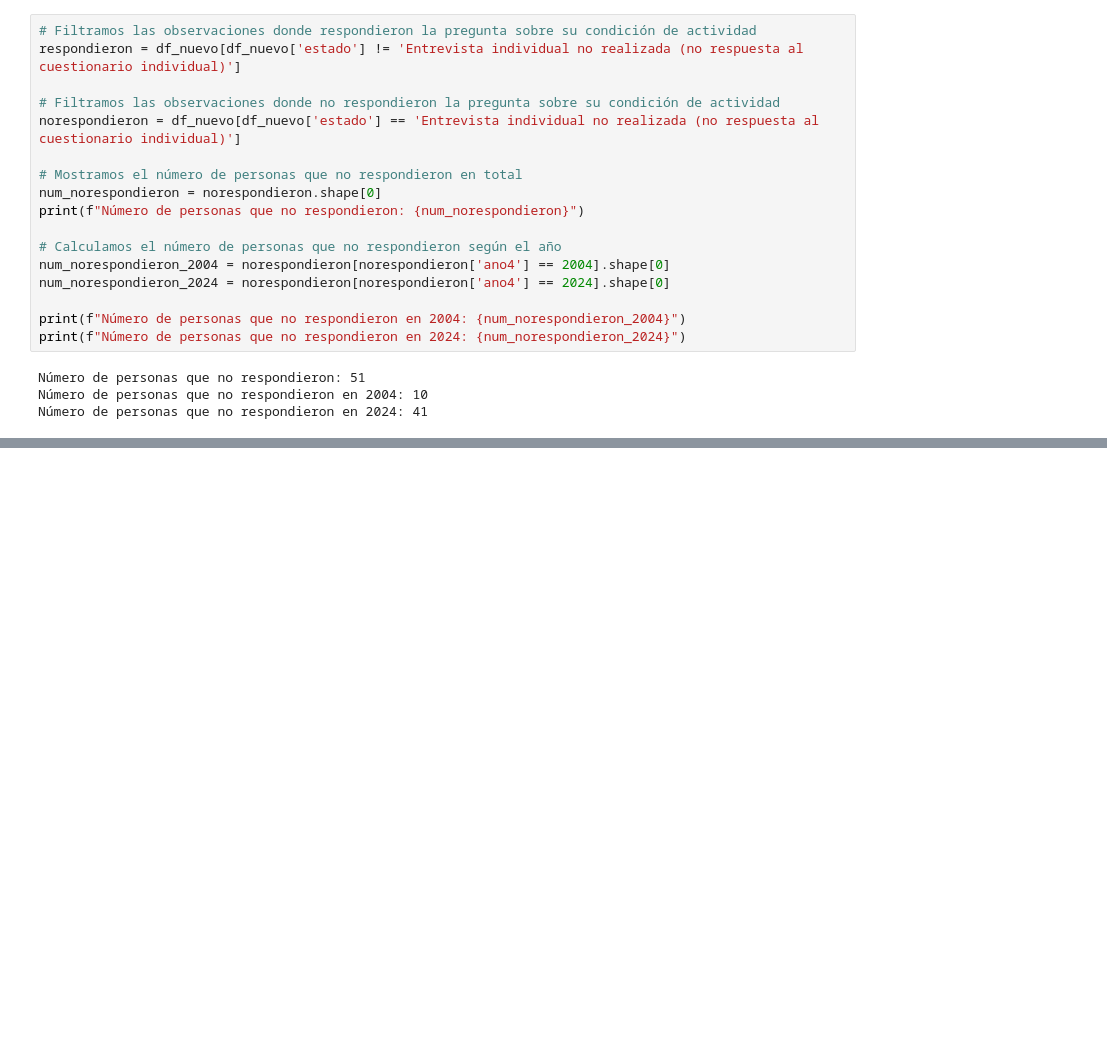
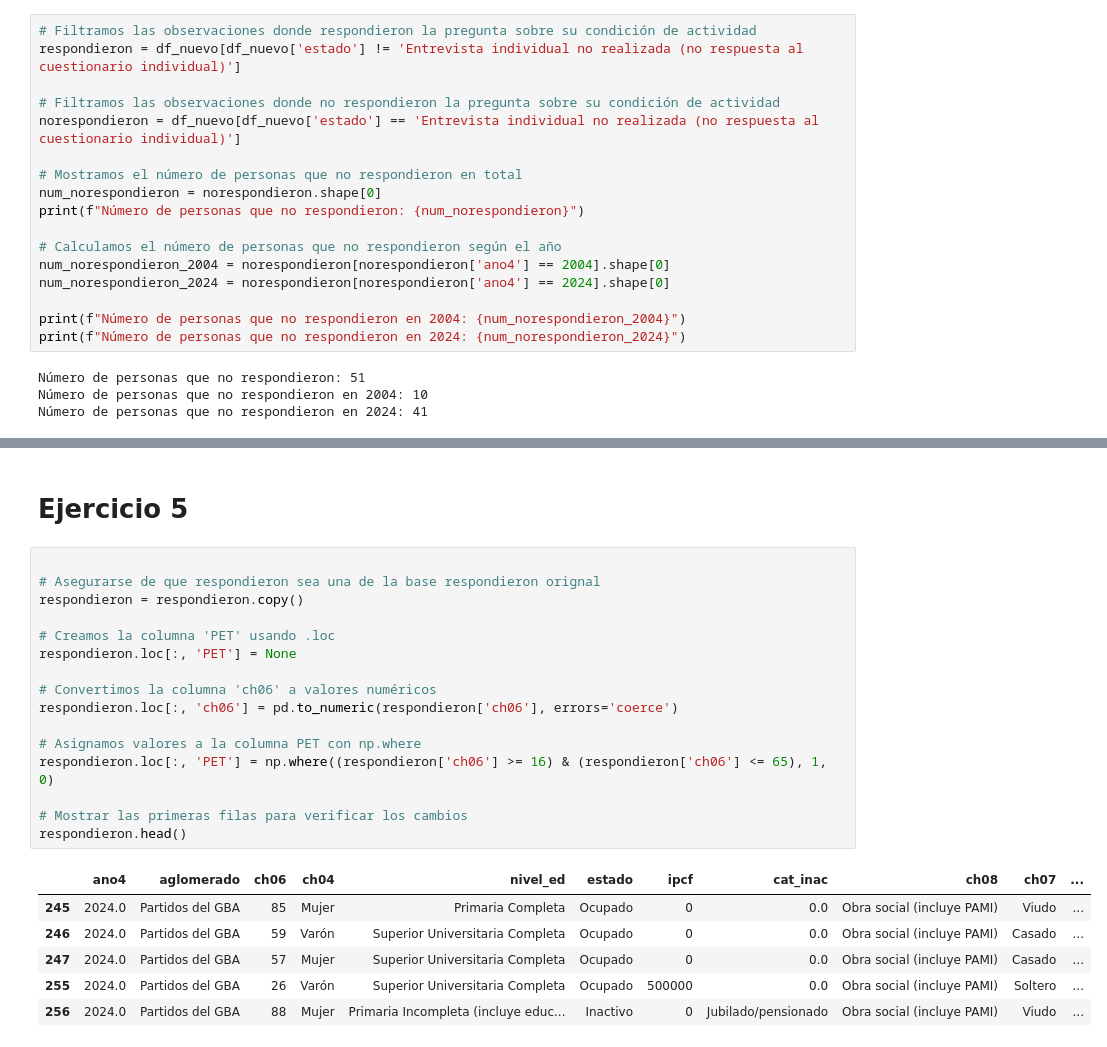
Before and after one commit to valentinasaravi/CC408--T2-8-, a Jupyter notebook: TP3/TP_parte_1_.ipynb, the cells around one changed output, grey strips where cells are left out. Cells and saved outputs as stored; diff of their text form; blank space fills up the shorter version.

```diff
--- a/TP3/TP_parte_1_.ipynb
+++ b/TP3/TP_parte_1_.ipynb
@@ -445,0 +501,25 @@ Número de personas que no respondieron en 2024: 41
+# %% [markdown]
+# Ejercicio 5
+# %%
+
+# Asegurarse de que respondieron sea una de la base respondieron orignal
+respondieron = respondieron.copy()
+
+# Creamos la columna 'PET' usando .loc
+respondieron.loc[:, 'PET'] = None
+
+# Convertimos la columna 'ch06' a valores numéricos
+respondieron.loc[:, 'ch06'] = pd.to_numeric(respondieron['ch06'], errors='coerce')
+
+# Asignamos valores a la columna PET con np.where
+respondieron.loc[:, 'PET'] = np.where((respondieron['ch06'] >= 16) & (respondieron['ch06'] <= 65), 1, 0)
+
+# Mostrar las primeras filas para verificar los cambios
+respondieron.head()
+# %% [output]
+|  | ano4 | aglomerado | ch06 | ch04 | nivel_ed | estado | ipcf | cat_inac | ch08 | ch07 | ... |
+| 245 | 2024.0 | Partidos del GBA | 85 | Mujer | Primaria Completa | Ocupado | 0 | 0.0 | Obra social (incluye PAMI) | Viudo | ... |
+| 246 | 2024.0 | Partidos del GBA | 59 | Varón | Superior Universitaria Completa | Ocupado | 0 | 0.0 | Obra social (incluye PAMI) | Casado | ... |
+| 247 | 2024.0 | Partidos del GBA | 57 | Mujer | Superior Universitaria Completa | Ocupado | 0 | 0.0 | Obra social (incluye PAMI) | Casado | ... |
+| 255 | 2024.0 | Partidos del GBA | 26 | Varón | Superior Universitaria Completa | Ocupado | 500000 | 0.0 | Obra social (incluye PAMI) | Soltero | ... |
+| 256 | 2024.0 | Partidos del GBA | 88 | Mujer | Primaria Incompleta (incluye educ... | Inactivo | 0 | Jubilado/pensionado | Obra social (incluye PAMI) | Viudo | ... |
```
Also changed, not shown: parts of 13 cells of this notebook.
